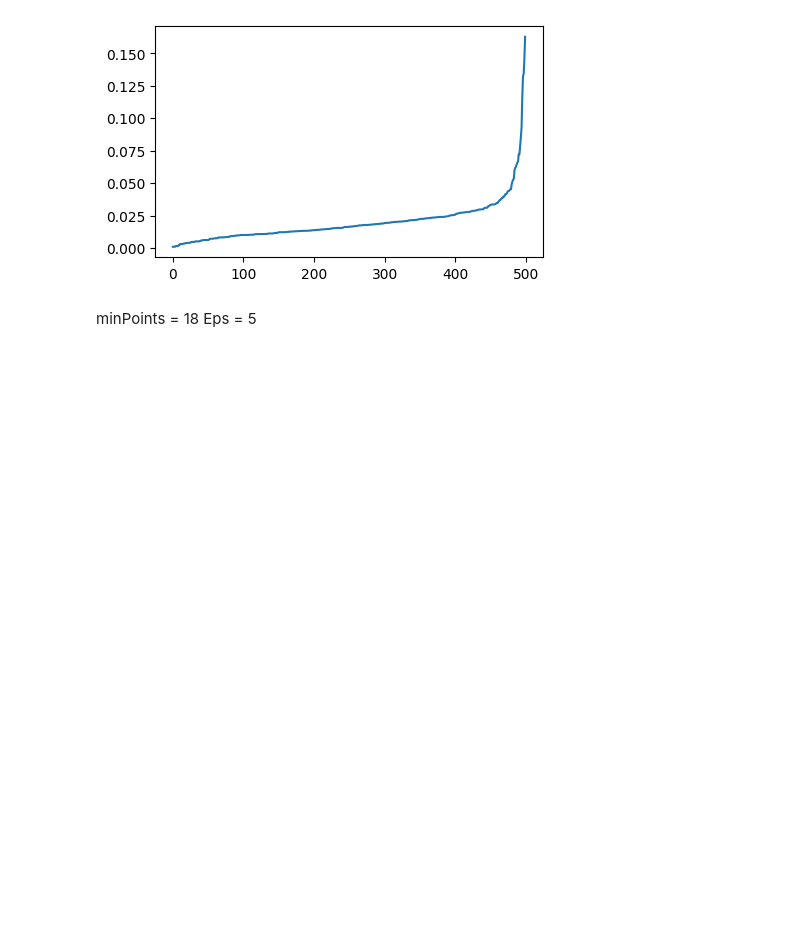
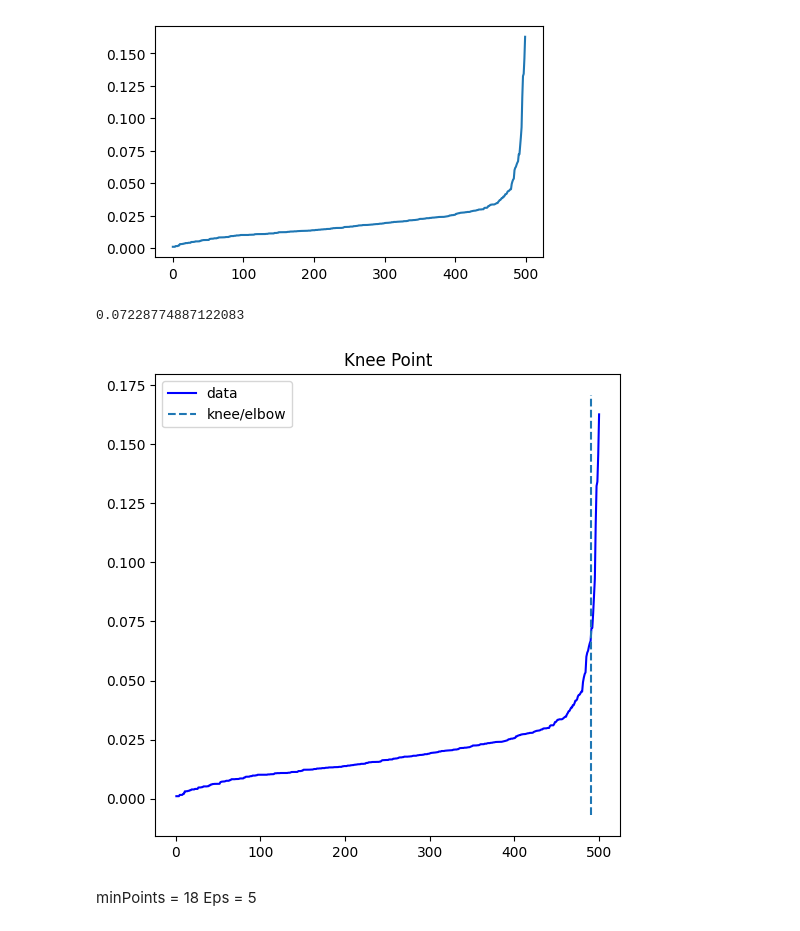
Before and after one commit to huynm116/songs-clustering-project, a Jupyter notebook: test-db-scan.ipynb, the cells around one changed output. Cells and saved outputs as stored; diff of their text form; code cells hidden in the pictures; blank space fills up the shorter version.

```diff
--- a/test-db-scan.ipynb
+++ b/test-db-scan.ipynb
@@ -79,7 +88,8 @@ array([[0.47942606, 0.98157248],
 Calculate the parameters
 # %%
 from sklearn.neighbors import NearestNeighbors # importing the library
-neighb = NearestNeighbors(n_neighbors=2) # creating an object of the NearestNeighbors class
+no_neighbors = 4 # setting the number of neighbors
+neighb = NearestNeighbors(n_neighbors=no_neighbors) # creating an object of the NearestNeighbors class
 nbrs=neighb.fit(X) # fitting the data to the object
 distances,indices=nbrs.kneighbors(X) # finding the nearest neighbours
 # %%
@@ -91,6 +101,20 @@ plt.plot(distances) # plotting the distances
 plt.show() # showing the plot
 # %% [output]
 [figure]
+# %%
+from kneed import KneeLocator
+kneedle = KneeLocator(x = range(1, len(distances)+1), y = distances, S = 1.0,
+                      curve = "concave", direction = "increasing", online=True)
+
+# get the estimate of knee point
+kneedle.knee_y
+# %% [output]
+0.07228774887122083
+# %%
+kneedle.plot_knee()
+plt.show()
+# %% [output]
+[figure, added]
 # %% [markdown]
 minPoints = 18
 Eps = 5
```
Also changed, not shown: parts of 5 cells of this notebook.
